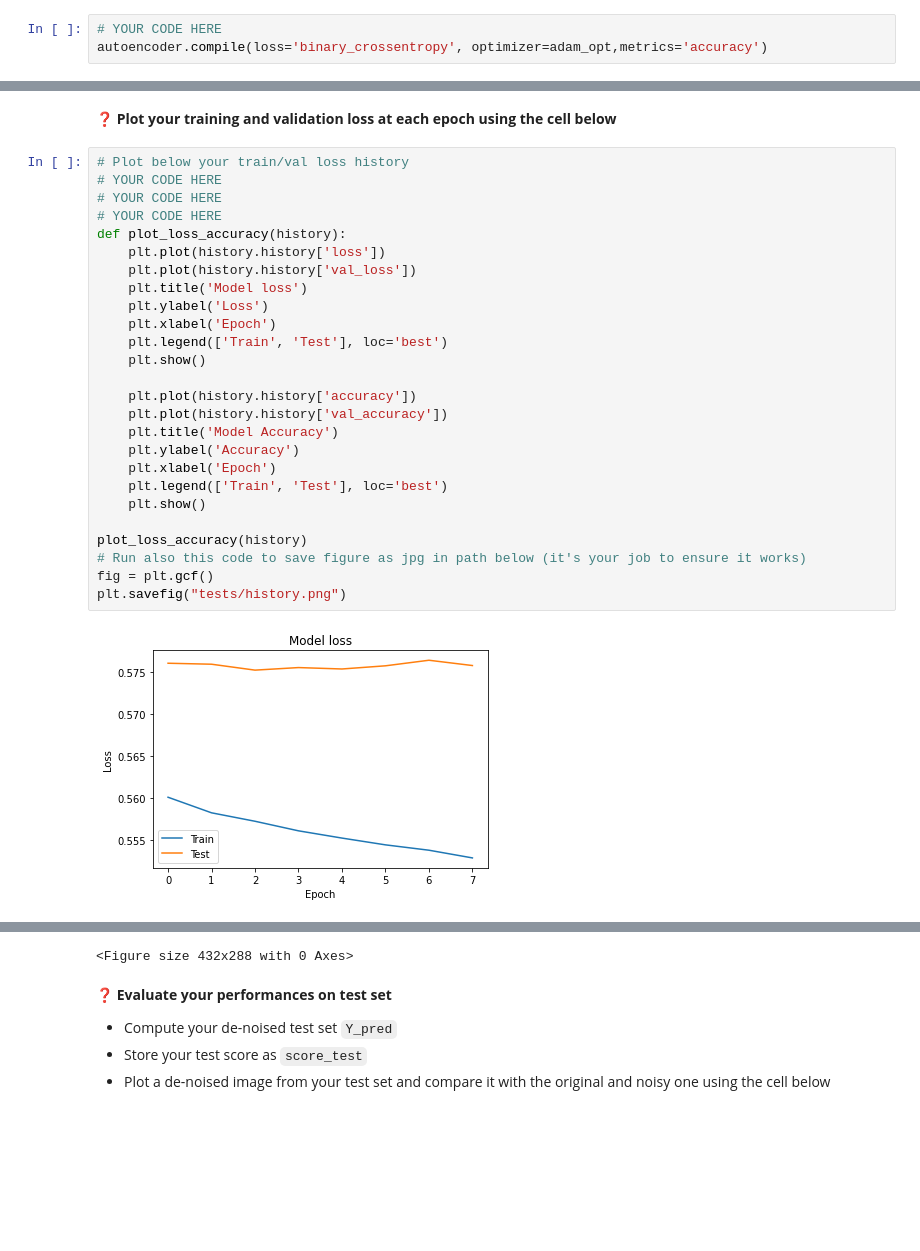
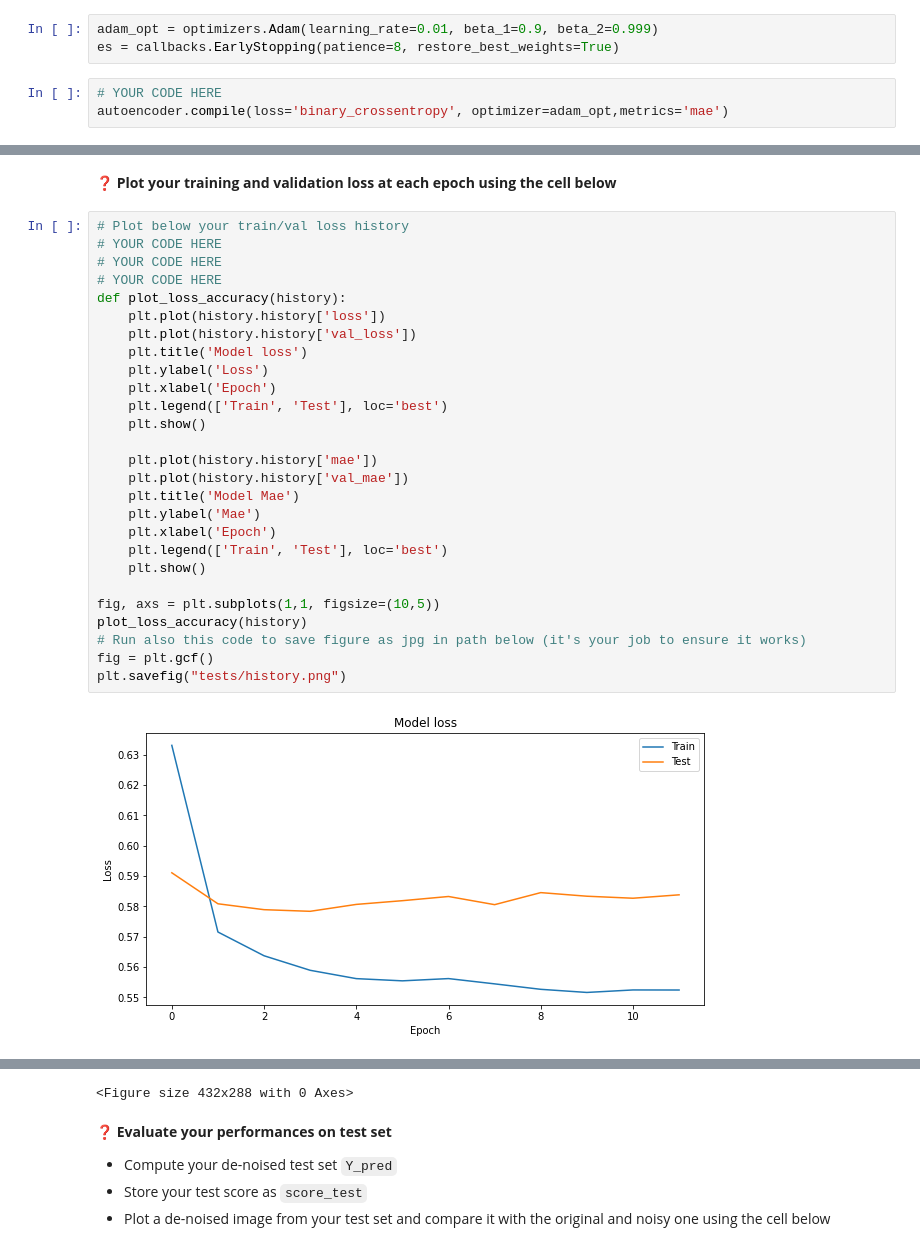
Before and after one commit to jbtonin/data-certification-exam, a Jupyter notebook: convolutional_neural_networks/image_denoising.ipynb, the cells around one changed output, grey strips where cells are left out. Saved outputs shown, nothing was run; the diff lists cells and outputs as text; blank space fills up the shorter version.

```diff
--- a/convolutional_neural_networks/image_denoising.ipynb
+++ b/convolutional_neural_networks/image_denoising.ipynb
@@ -409,3 +406,6 @@ es = callbacks.EarlyStopping(patience=5, restore_best_weights=True)
+# %%
+adam_opt = optimizers.Adam(learning_rate=0.01, beta_1=0.9, beta_2=0.999)
+es = callbacks.EarlyStopping(patience=8, restore_best_weights=True)
 # %%
 # YOUR CODE HERE
-autoencoder.compile(loss='binary_crossentropy', optimizer=adam_opt,metrics='accuracy')
+autoencoder.compile(loss='binary_crossentropy', optimizer=adam_opt,metrics='mae')
@@ -443,28 +444,29 @@ autoencoder.evaluate(X_test,Y_test)
 # %%
 # Plot below your train/val loss history
 # YOUR CODE HERE
 # YOUR CODE HERE
 # YOUR CODE HERE
 def plot_loss_accuracy(history):
     plt.plot(history.history['loss'])
     plt.plot(history.history['val_loss'])
     plt.title('Model loss')
     plt.ylabel('Loss')
     plt.xlabel('Epoch')
     plt.legend(['Train', 'Test'], loc='best')
     plt.show()
 
-    plt.plot(history.history['accuracy'])
-    plt.plot(history.history['val_accuracy'])
-    plt.title('Model Accuracy')
-    plt.ylabel('Accuracy')
+    plt.plot(history.history['mae'])
+    plt.plot(history.history['val_mae'])
+    plt.title('Model Mae')
+    plt.ylabel('Mae')
     plt.xlabel('Epoch')
     plt.legend(['Train', 'Test'], loc='best')
     plt.show()
 
+fig, axs = plt.subplots(1,1, figsize=(10,5))
 plot_loss_accuracy(history)
 # Run also this code to save figure as jpg in path below (it's your job to ensure it works)
 fig = plt.gcf()
 plt.savefig("tests/history.png")
 # %% [output]
-[figure, old version]
+[figure, new version]
```
Also changed, not shown: parts of 48 cells of this notebook, 2 other files.
